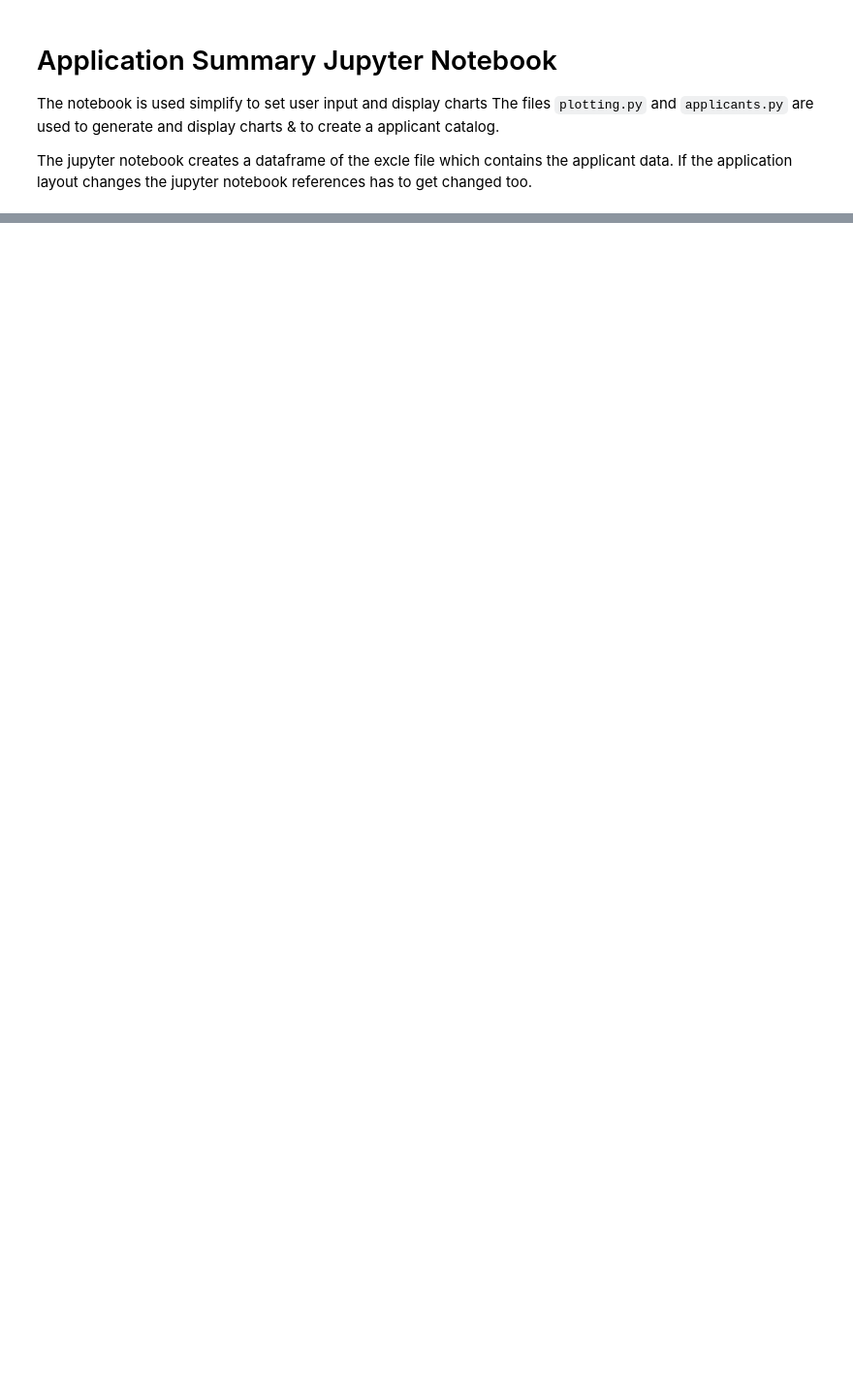
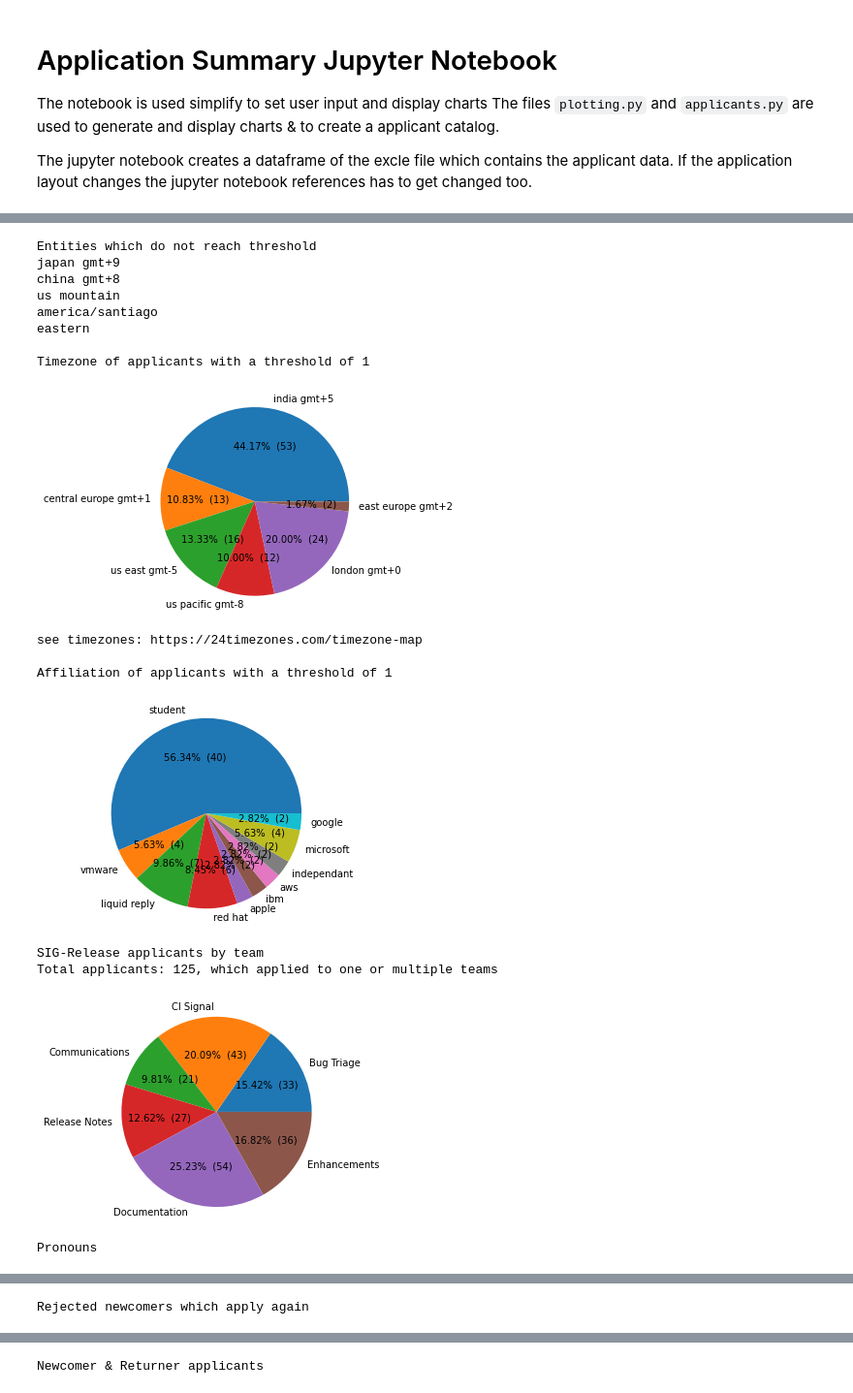
Before and after one commit to kubernetes-sigs/release-team-shadow-stats, a Jupyter notebook: main.ipynb, the cells around one changed output, grey strips where cells are left out. Shown at 97% size. Drawn from its saved outputs; the diff is of its cells as text; code cells hidden in the pictures; blank space fills up the shorter version.

Commit message:
add timezones and affiliation

```diff
--- a/main.ipynb
+++ b/main.ipynb
@@ -9,13 +9,6 @@ The jupyter notebook creates a dataframe of the excle file which contains the ap
 # Variables
 release_version="1.24"
 local_excel_file="./Kubernetes 1.24 Release Team Shadow Application (Responses).xlsx"
-# %%
-# Schema variables reference column headers of the applicant excel file
-schema_previously_served = "Have you previously served on a Kubernetes Release Team?"
-schema_returners_interested_in_roles = f"What release team roles are you interested in for {release_version}?"
-schema_newcomers_interested_in_roles = "Which release roles are you interested in?"
-schema_applied_previously = "Have you applied to any previous Kubernetes release teams?"
-schema_pronouns = "To help address everyone correctly, please share your pronouns if you're comfortable doing so. You can more about pronoun sharing here https://www.mypronouns.org/sharing"
 # %%
 # Use pandas to load the local excel file and generate a dataframe
 import pandas as pd
@@ -71,0 +35,49 @@ Newcomer & Returner applicants
+# %%
+# Some general plotting
+
+# General sig release wide charts
+filter_entities(newcomers[schema_newcomers_timezone].tolist() + returners[schema_returners_timezone].tolist(), "Timezone",
+    keywords=[],
+    aliases={
+        "gmt": "london gmt+0", "paris": "london gmt+0", "london": "london gmt+0",
+        "middle europe": "central europe gmt+1", "cet": "central europe gmt+1", "+ 1": "central europe gmt+1", "central time": "central europe gmt+1", "central european time": "central europe gmt+1", "berlin": "central europe gmt+1", "+1": "central europe gmt+1",
+        "ist": "india gmt+5", "+5": "india gmt+5", "+ 5": "india gmt+5", "india": "india gmt+5", "indian": "india gmt+5", "+ 6": "india gmt+5",
+        "pst": "us pacific gmt-8", "pdt": "us pacific gmt-8", "pacific": "us pacific gmt-8", "pacific time": "us pacific gmt-8",
+        "edt": "us east gmt-5", "eastern time": "us east gmt-5", "us east": "us east gmt-5", "est": "us east gmt-5",
+        "+4": "iran gmt+4",
+        "+2": "east europe gmt+2", "eastern europe": "east europe gmt+2", "eastern standard time": "east europe gmt+2",
+        "+3": "arabia gmt+3",
+        "+9": "japan gmt+9", "jst": "japan gmt+9",
+        "+8": "china gmt+8", "shanghai": "china gmt+8",
+        "utc": "london gmt+0"
+    },
+    threshold=1, unreached_threshold_print=False)
+print(f"see timezones: https://24timezones.com/timezone-map")
+filter_entities(df[schema_affiliation].tolist(), "Affiliation",
+    keywords=["student", "liquid reply", "vmware", "microsoft", "red hat", "institute", "cisco", "ibm", "apple", "suse", "google", "independant", "deloitte", "adesso"],
+    aliases={"redhat": "red hat", "freelancer": "independant"},
+    threshold=1)
+applicants_by_team(len(df), release_teams)
+pronouns_chart(df[schema_pronouns])
+reapplying_newcomers(newcomers[schema_applied_previously])
+newcomers_and_returners(returners, newcomers)
+newcomers[schema_newcomers_timezone]
+#applicant_timezones()
+# %% [output]
+Entities which do not reach threshold
+japan gmt+9
+china gmt+8
+us mountain
+america/santiago
+eastern
+
+Timezone of applicants with a threshold of 1
+[figure, added]
+see timezones: https://24timezones.com/timezone-map
+
+Affiliation of applicants with a threshold of 1
+[figure, added]
+SIG-Release applicants by team
+Total applicants: 125, which applied to one or multiple teams
+[figure, added]
+Pronouns
@@ -71,0 +85 @@ Newcomer & Returner applicants
+Rejected newcomers which apply again
@@ -71,0 +87 @@ Newcomer & Returner applicants
+Newcomer & Returner applicants
```
Also changed, not shown: parts of 4 cells of this notebook, 1 other file.
